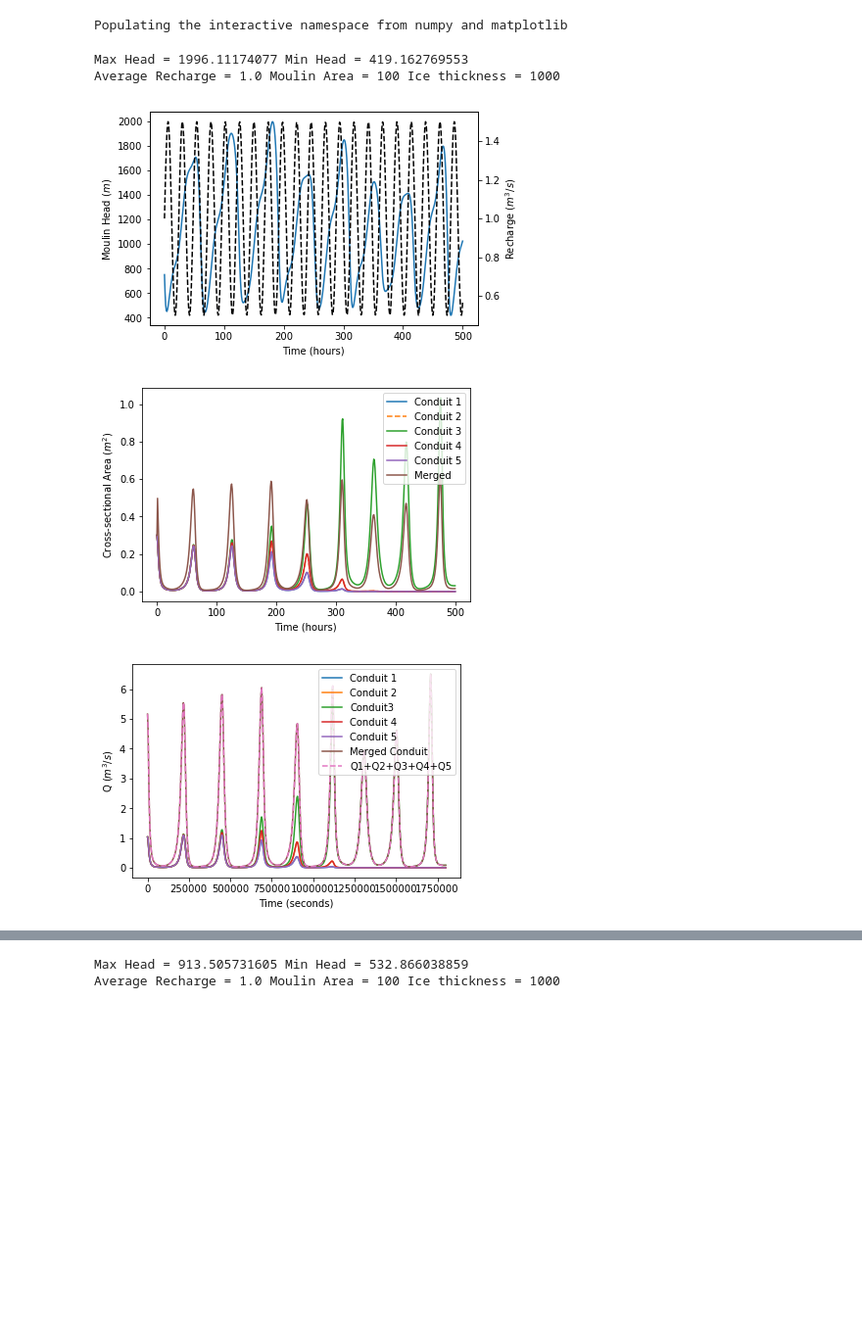
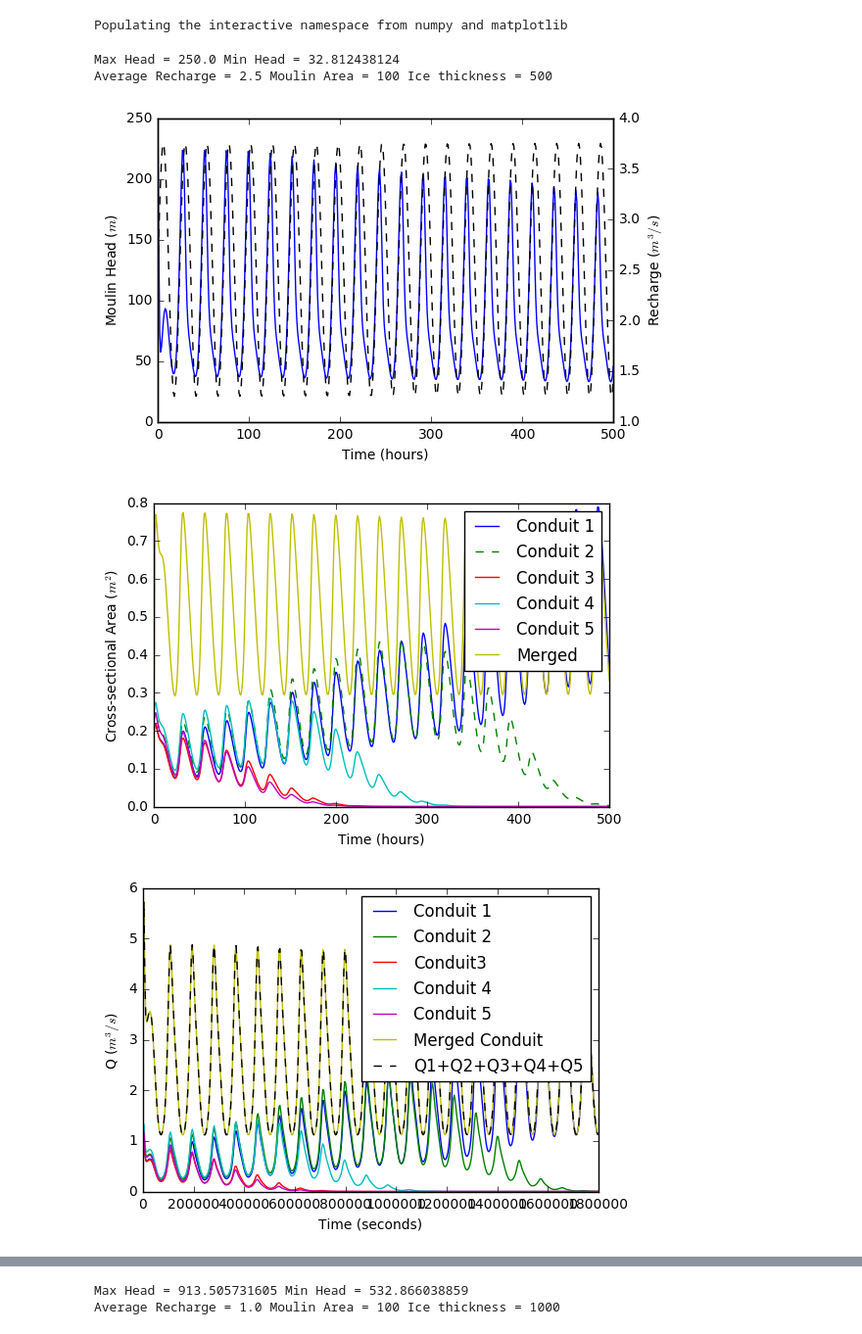
Before and after one commit to jzmejia/ConduitModel, a Jupyter notebook: Anastomosing_Model/Five_to_10_conduits.ipynb, the cells around one changed output, grey strips where cells are left out. Shown at 98% size. Cells and saved outputs as stored; diff of their text form; code cells hidden in the pictures; blank space fills up the shorter version.

```diff
--- a/Anastomosing_Model/Five_to_10_conduits.ipynb
+++ b/Anastomosing_Model/Five_to_10_conduits.ipynb
@@ -36,7 +36,7 @@ def fhf(hf, h1, C1,C2,C3,C4,C5,C_merg):
     return C1*sqrt(abs(h1-hf))*sign(h1-hf) + C2*sqrt(abs(h1-hf))*sign(h1-hf) + C3*sqrt(abs(h1-hf))*sign(h1-hf) + C4*sqrt(abs(h1-hf))*sign(h1-hf) + C5*sqrt(abs(h1-hf))*sign(h1-hf) - C_merg*sqrt(hf)
 
 # 5 conduits
-def dy_dt5(y,ti,Recharge,Zi):
+def dy_dt5(y,ti,Recharge,Zi,A_R,L1,L2,L3,L4,L5,L_merg):
     Pi = rho_i*g*Zi
     h1 = y[0]
     A1 = y[1]
@@ -79,22 +79,22 @@ def dy_dt5(y,ti,Recharge,Zi):
 
 # Clear variables that change
 # Changing ---- 5 conduit below --------
-L1=5010 # Length of conduit 1
-L2=5005 # Length of conduit 2
-L3=5000 # Length of conduit 3
-L4=5005
-L5=5010
+L1=500 # Length of conduit 1
+L2=510 # Length of conduit 2
+L3=510 # Length of conduit 3
+L4=520
+L5=525
 L_merg=100 # Length of merged conduit
-A0_1=0.3 # Starting Ac of conduit 1
-A0_2=0.3 # Starting Ac of conduit 2
-A0_3=0.3 # Starting Ac of conduit 3
-A0_4=0.3
-A0_5=0.3
-A0_merg=0.3 # Starting Ac of merged conduit
-h0=750 # head in moulin (start)
-Recharge=1.0 # Average recharge to moulin
+A0_1=0.2 # Starting Ac of conduit 1
+A0_2=0.2256 # Starting Ac of conduit 2
+A0_3=0.2 # Starting Ac of conduit 3
+A0_4=0.25
+A0_5=0.227
+A0_merg=0.23 # Starting Ac of merged conduit
+h0=250 # head in moulin (start)
+Recharge=2.5 # Average recharge to moulin
 A_R=100 # Moulin cross sectional area
-Z=1000 # Ice thickness
+Z=500 # Ice thickness
 
 
 # Run model with above specification
@@ -102,7 +102,7 @@ nhours = 500
 nsecs = nhours*60*60
 t = linspace(0,nsecs,500)
 
-sol5= odeint(dy_dt5, [h0,A0_1,A0_2,A0_3,A0_4,A0_5,A0_merg], t, args=(Recharge,Z))
+sol5= odeint(dy_dt5, [h0,A0_1,A0_2,A0_3,A0_4,A0_5,A0_merg], t, args=(Recharge,Z,A_R,L1,L2,L3,L4,L5,L_merg))
 
 Rec = Recharge*(1.+sin(2.*pi*t/P)/2.) #define recharge for plotting
 
@@ -133,38 +133,38 @@ plot(tplot,sol5[:,5])
 plot(tplot,sol5[:,6])
 xlabel("Time (hours)")
 ylabel("Cross-sectional Area ($m^2$)")
 legend(['Conduit 1','Conduit 2','Conduit 3','Conduit 4','Conduit 5','Merged'],loc=1)
 
 # CHECK -----
 C1 = C(sol5[:,1],L1)
 C2 = C(sol5[:,2],L2)
 C3 = C(sol5[:,3],L3)
 C4 = C(sol5[:,4],L4)
 C5 = C(sol5[:,5],L5)
 C_merg = C(sol5[:,6],L_merg)
 hf = []
 for i,Cblank in enumerate(C1):
     hf.append(brentq(fhf, 0, 10000, args=(sol5[i,0],C1[i],C2[i],C3[i],C4[i],C5[i],C_merg[i])))
 Q1 = C1*sqrt(abs(sol5[:,0]-hf))*sign(sol5[:,0]-hf)
 Q2 = C2*sqrt(abs(sol5[:,0]-hf))*sign(sol5[:,0]-hf)
 Q3 = C3*sqrt(abs(sol5[:,0]-hf))*sign(sol5[:,0]-hf)
 Q4 = C4*sqrt(abs(sol5[:,0]-hf))*sign(sol5[:,0]-hf)
 Q5 = C5*sqrt(abs(sol5[:,0]-hf))*sign(sol5[:,0]-hf)
 Q_merg = C_merg*sqrt(array(hf))
 
 
 figure()
 plot(t,Q1,t,Q2,t,Q3,t,Q4,t,Q5,t,Q_merg,t,Q1+Q2+Q3+Q4+Q5,'--')
 legend(['Conduit 1','Conduit 2','Conduit3','Conduit 4','Conduit 5','Merged Conduit','Q1+Q2+Q3+Q4+Q5'],loc=1)
 xlabel("Time (seconds)")
 ylabel("Q ($m^3/s$)")
 %xdel sol5
 # %% [output]
-Max Head = 1996.11174077 Min Head = 419.162769553
-Average Recharge = 1.0 Moulin Area = 100 Ice thickness = 1000
+Max Head = 250.0 Min Head = 32.812438124
+Average Recharge = 2.5 Moulin Area = 100 Ice thickness = 500
-[figure, old version]
+[figure, new version]
-[figure, old version]
+[figure, new version]
-[figure, old version]
+[figure, new version]
 # %%
 # calculate head for six conduits
 def fh6(h6, h1, C1,C2,C3,C4,C5,C6,C_merg):
```
Also changed, not shown: parts of 5 cells of this notebook, 5 other files.
